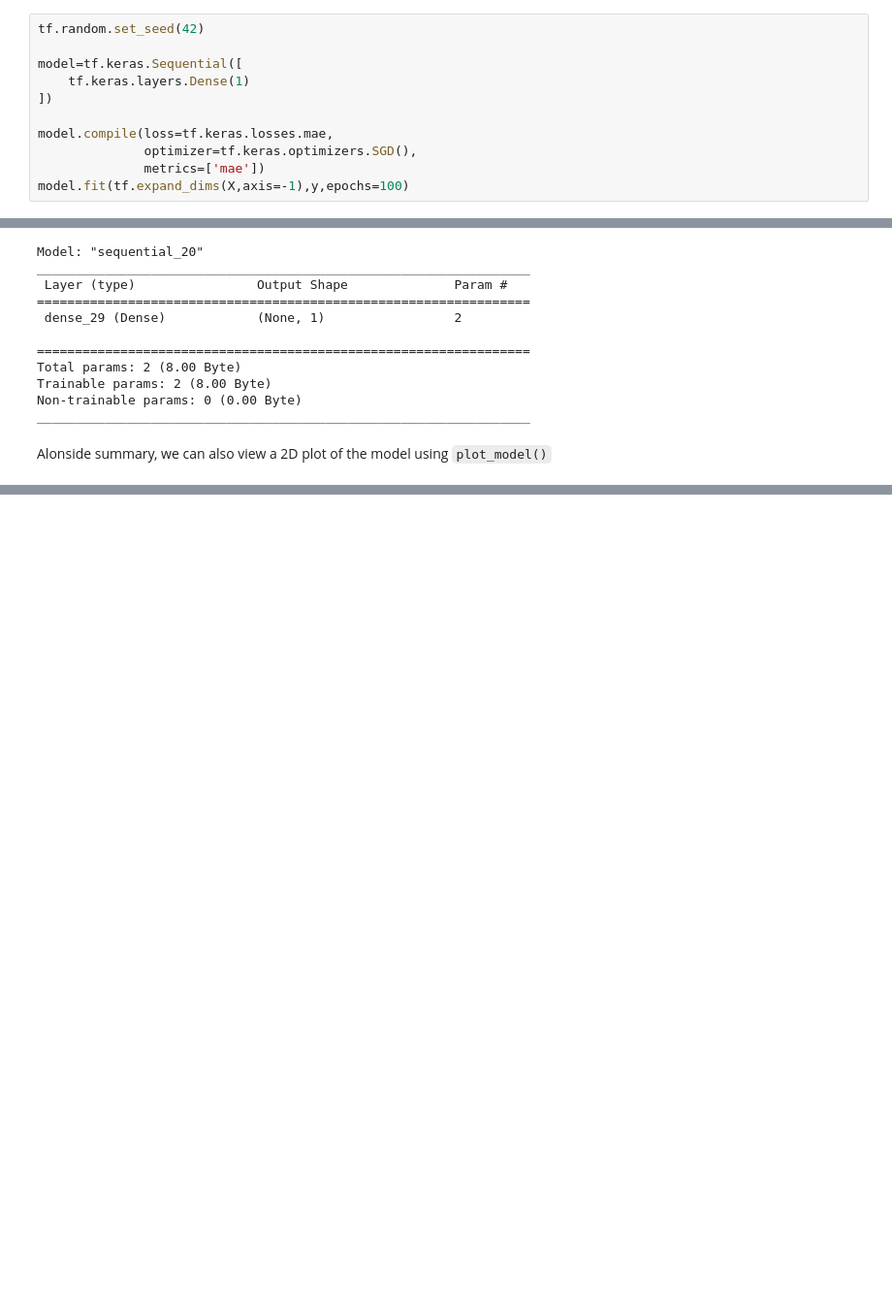
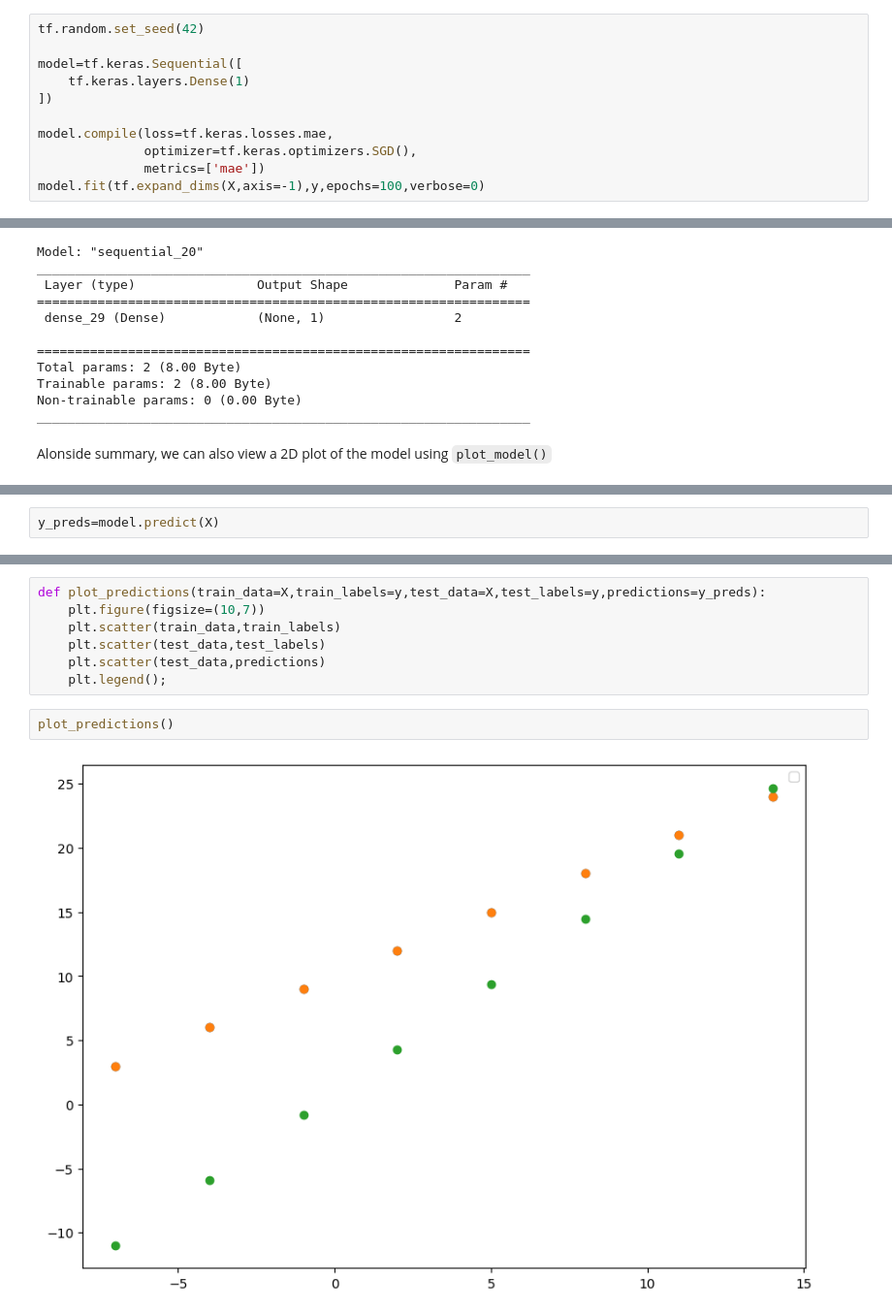
Before and after one commit to Pseudophoenix/Tensorflow-Practice, a Jupyter notebook: tensorflow_NN.ipynb, the cells around one changed output, grey strips where cells are left out. Shown at 97% size. Cells and saved outputs as stored; diff of their text form; blank space fills up the shorter version.

```diff
--- a/tensorflow_NN.ipynb
+++ b/tensorflow_NN.ipynb
@@ -117,5 +117,5 @@ model=tf.keras.Sequential([
 model.compile(loss=tf.keras.losses.mae,
               optimizer=tf.keras.optimizers.SGD(),
               metrics=['mae'])
-model.fit(tf.expand_dims(X,axis=-1),y,epochs=100)
+model.fit(tf.expand_dims(X,axis=-1),y,epochs=100,verbose=0)
 # %% [output]
@@ -235,0 +224,2 @@ Alonside summary, we can also view a 2D plot of the model using `plot_model()`
+# %%
+y_preds=model.predict(X)
@@ -235,0 +239,11 @@ Alonside summary, we can also view a 2D plot of the model using `plot_model()`
+# %%
+def plot_predictions(train_data=X,train_labels=y,test_data=X,test_labels=y,predictions=y_preds):
+    plt.figure(figsize=(10,7))
+    plt.scatter(train_data,train_labels)
+    plt.scatter(test_data,test_labels)
+    plt.scatter(test_data,predictions)
+    plt.legend();
+# %%
+plot_predictions()
+# %% [output]
+[figure, added]
```
Also changed, not shown: parts of 15 cells of this notebook.
